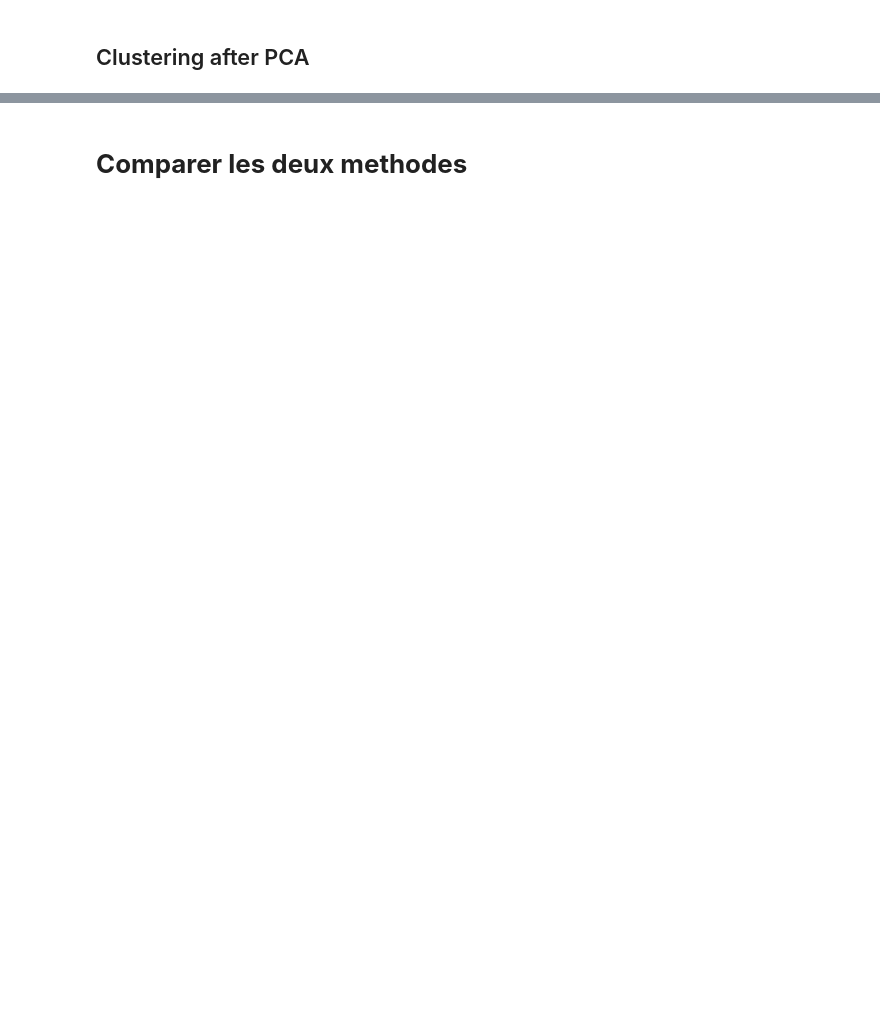
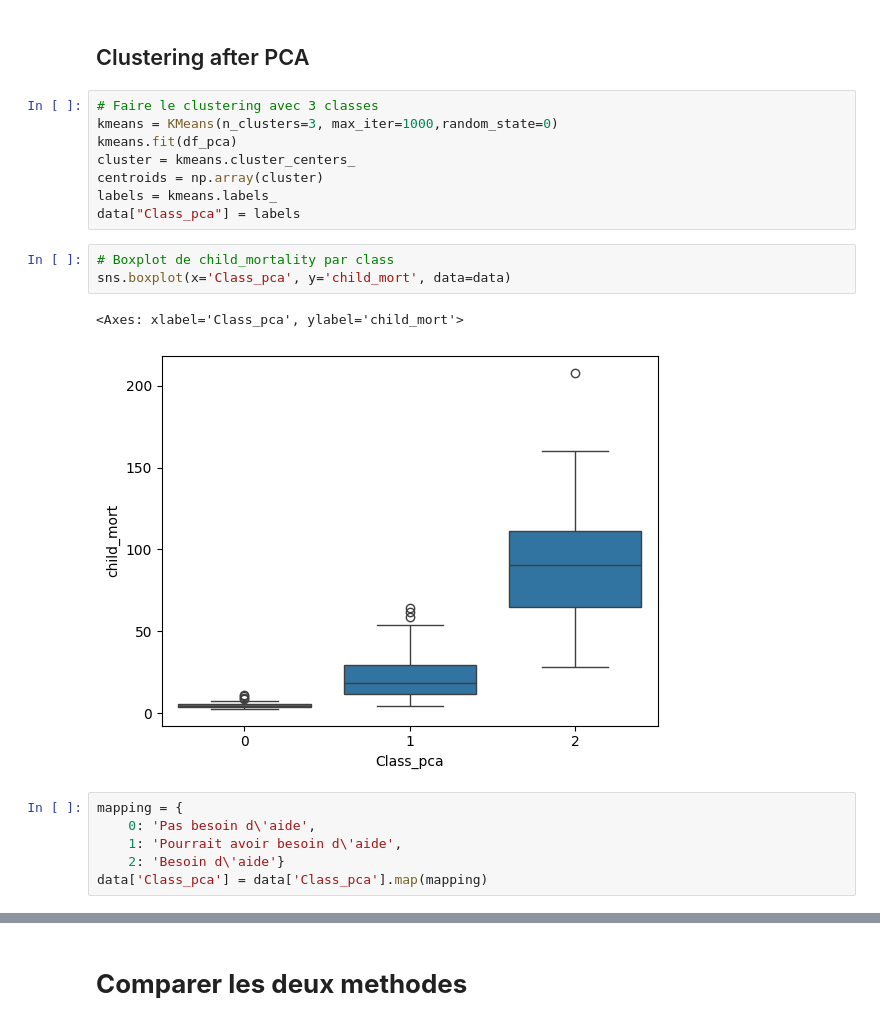
Before and after one commit to bidoscar/AFRICITIZEN-ACDS-Coding, a Jupyter notebook: Seance_8_Clustering_PCA/Seance_8_clustering_k_means_pca.ipynb, the cells around one changed output, grey strips where cells are left out. Saved outputs shown, nothing was run; the diff lists cells and outputs as text; blank space fills up the shorter version.

```diff
--- a/Seance_8_Clustering_PCA/Seance_8_clustering_k_means_pca_apres_seance_mardi_23.ipynb
+++ b/Seance_8_Clustering_PCA/Seance_8_clustering_k_means_pca.ipynb
@@ -487,2 +639,22 @@ La PCA sert à :
 # %% [markdown]
 ## Clustering after PCA
+# %%
+# Faire le clustering avec 3 classes
+kmeans = KMeans(n_clusters=3, max_iter=1000,random_state=0)
+kmeans.fit(df_pca)
+cluster = kmeans.cluster_centers_
+centroids = np.array(cluster)
+labels = kmeans.labels_
+data["Class_pca"] = labels
+# %%
+# Boxplot de child_mortality par class
+sns.boxplot(x='Class_pca', y='child_mort', data=data)
+# %% [output]
+<Axes: xlabel='Class_pca', ylabel='child_mort'>
+[figure, added]
+# %%
+mapping = {
+    0: 'Pas besoin d\'aide',
+    1: 'Pourrait avoir besoin d\'aide',
+    2: 'Besoin d\'aide'}
+data['Class_pca'] = data['Class_pca'].map(mapping)
```
Also changed, not shown: parts of 27 cells of this notebook, 1 other file.
